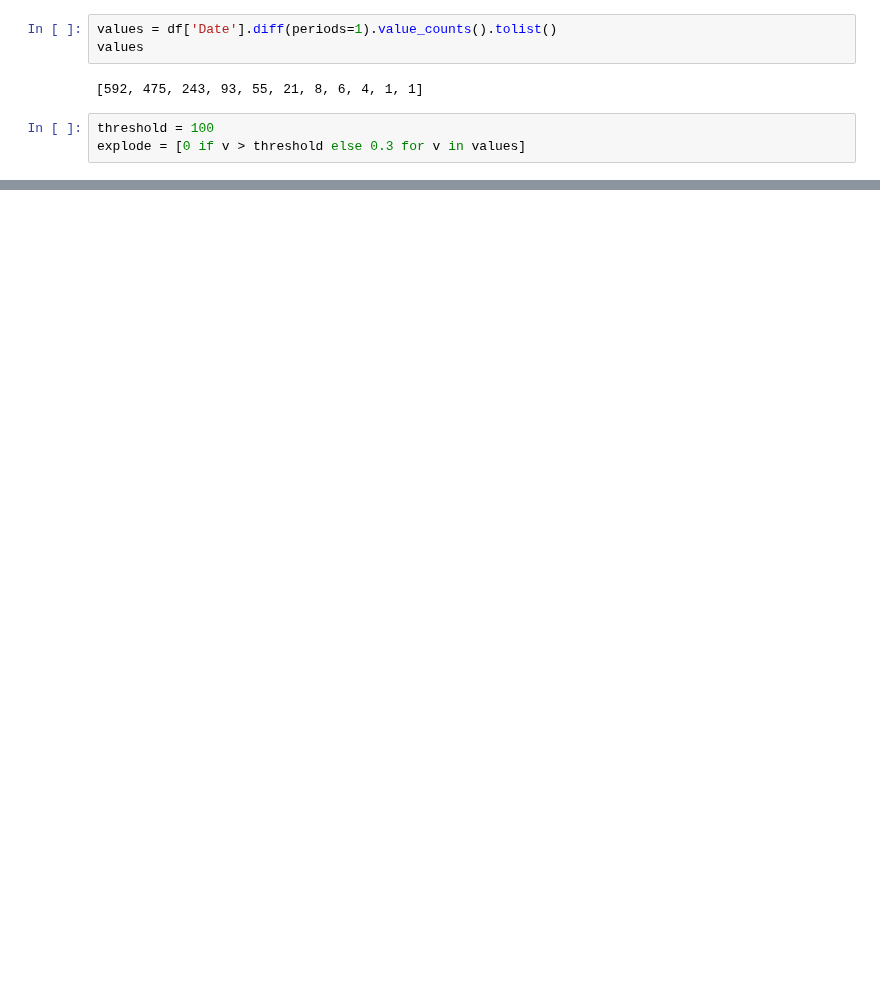
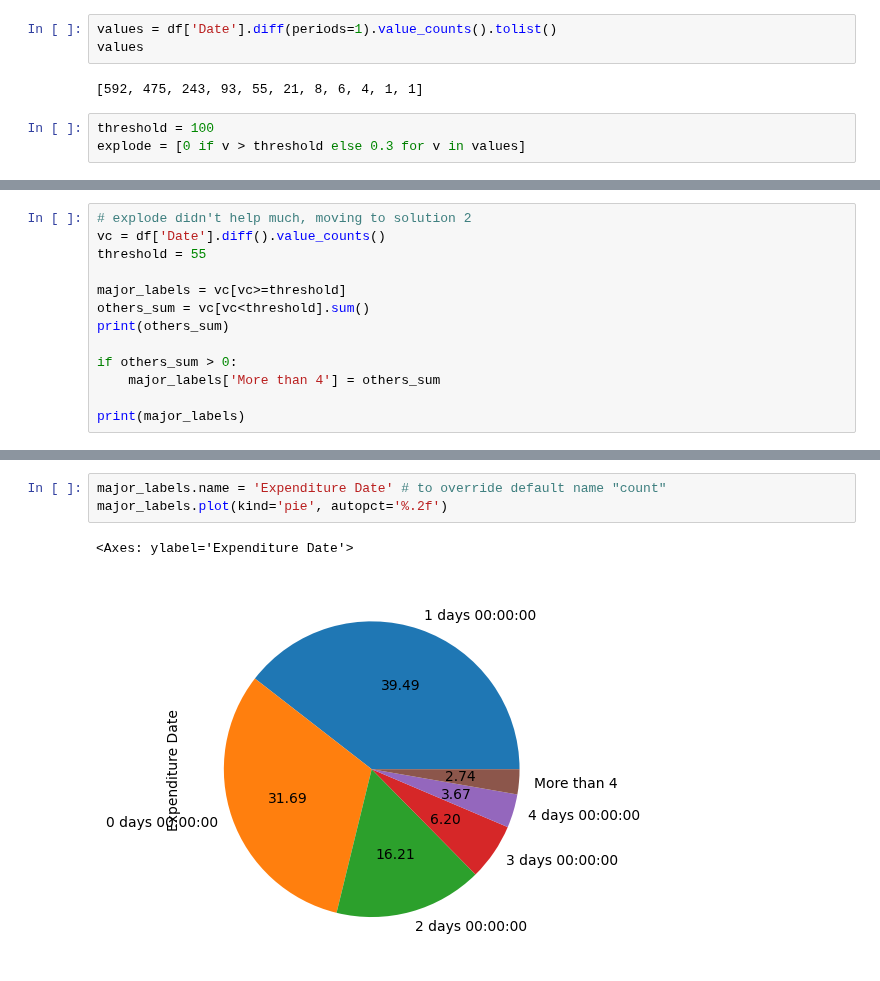
Before and after one commit to SakshiKhatiwada/Python, a Jupyter notebook: Machine-Learning/d4-univariate-analysis-self.ipynb, the cells around one changed output, grey strips where cells are left out. Saved outputs shown, nothing was run; the diff lists cells and outputs as text; blank space fills up the shorter version.

```diff
--- a/Machine-Learning/d4-univariate-analysis-self.ipynb
+++ b/Machine-Learning/d4-univariate-analysis-self.ipynb
@@ -124,0 +116,13 @@ Name: Date, Length: 1500, dtype: timedelta64[ns]
+# %%
+# explode didn't help much, moving to solution 2
+vc = df['Date'].diff().value_counts()
+threshold = 55
+
+major_labels = vc[vc>=threshold]
+others_sum = vc[vc<threshold].sum()
+print(others_sum)
+
+if others_sum > 0:
+    major_labels['More than 4'] = others_sum
+
+print(major_labels)
@@ -124,0 +139,6 @@ Name: Date, Length: 1500, dtype: timedelta64[ns]
+# %%
+major_labels.name = 'Expenditure Date' # to override default name "count"
+major_labels.plot(kind='pie', autopct='%.2f')
+# %% [output]
+<Axes: ylabel='Expenditure Date'>
+[figure, added]
```
Also changed, not shown: parts of 18 cells of this notebook.
